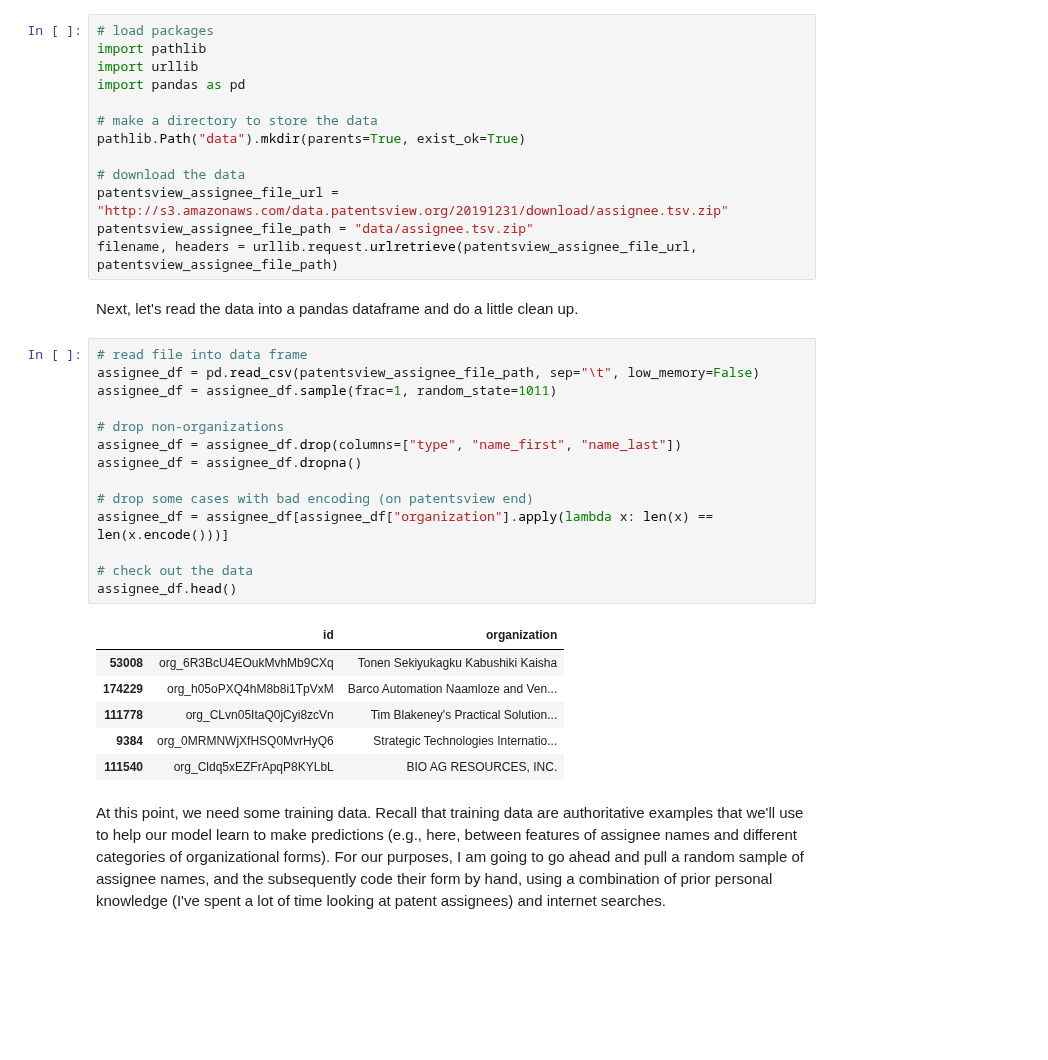
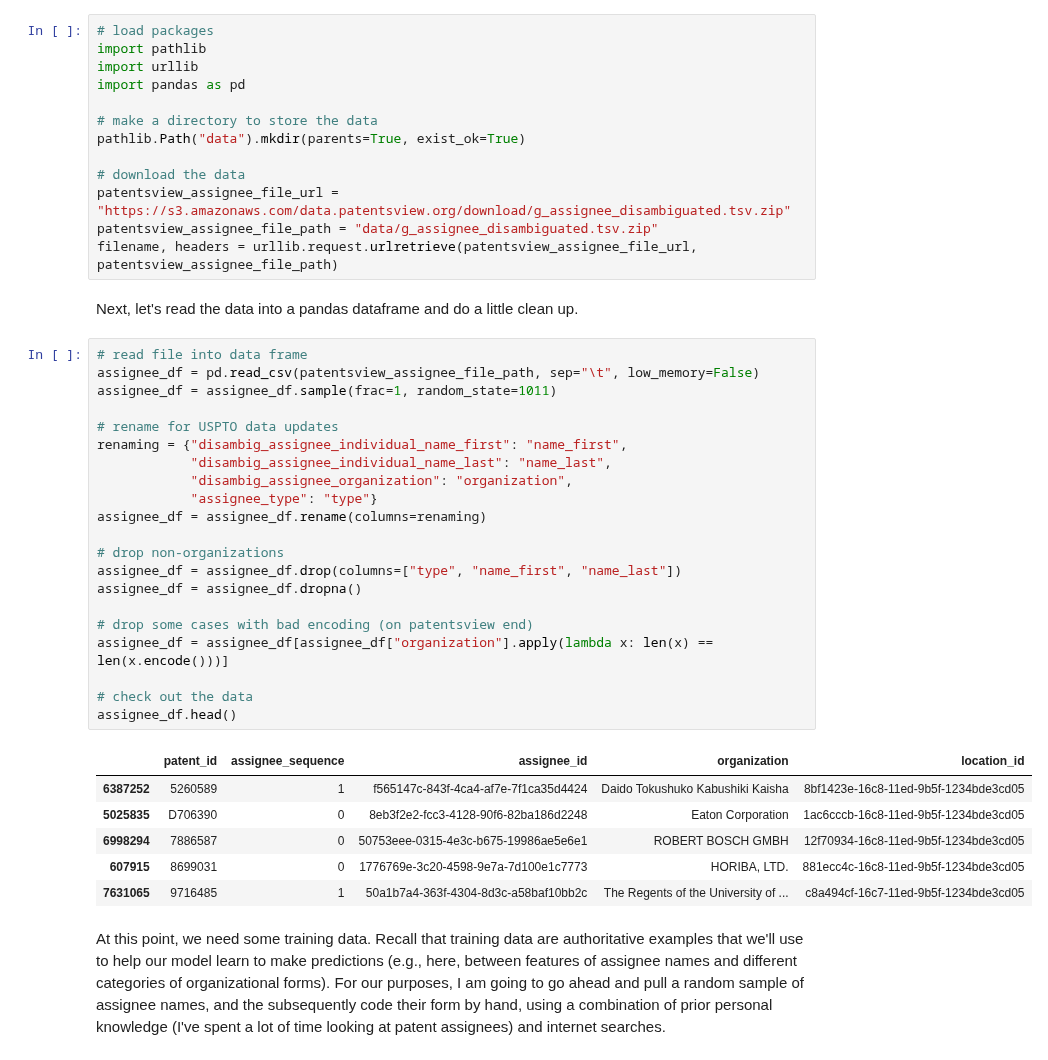
Before and after one commit to rfunklab/computational_social_science_for_organizational_research, a Jupyter notebook: sessions/learning/notebook/learning.ipynb, the cells around one changed output. Cells and saved outputs as stored; diff of their text form; blank space fills up the shorter version.

```diff
--- a/sessions/learning/notebook/learning.ipynb
+++ b/sessions/learning/notebook/learning.ipynb
@@ -66,32 +66,39 @@ import pandas as pd
 pathlib.Path("data").mkdir(parents=True, exist_ok=True)
 
 # download the data
-patentsview_assignee_file_url = "http://s3.amazonaws.com/data.patentsview.org/20191231/download/assignee.tsv.zip"
-patentsview_assignee_file_path = "data/assignee.tsv.zip"
+patentsview_assignee_file_url = "https://s3.amazonaws.com/data.patentsview.org/download/g_assignee_disambiguated.tsv.zip"
+patentsview_assignee_file_path = "data/g_assignee_disambiguated.tsv.zip"
 filename, headers = urllib.request.urlretrieve(patentsview_assignee_file_url, patentsview_assignee_file_path)
 # %% [markdown]
 Next, let's read the data into a pandas dataframe and do a little clean up.
 # %%
 # read file into data frame
 assignee_df = pd.read_csv(patentsview_assignee_file_path, sep="\t", low_memory=False)
 assignee_df = assignee_df.sample(frac=1, random_state=1011)
+
+# rename for USPTO data updates
+renaming = {"disambig_assignee_individual_name_first": "name_first",
+            "disambig_assignee_individual_name_last": "name_last",
+            "disambig_assignee_organization": "organization",
+            "assignee_type": "type"}
+assignee_df = assignee_df.rename(columns=renaming)
 
 # drop non-organizations
 assignee_df = assignee_df.drop(columns=["type", "name_first", "name_last"])
 assignee_df = assignee_df.dropna()
 
 # drop some cases with bad encoding (on patentsview end)
 assignee_df = assignee_df[assignee_df["organization"].apply(lambda x: len(x) == len(x.encode()))]
 
 # check out the data
 assignee_df.head()
 # %% [output]
-|  | id | organization |
-| 53008 | org_6R3BcU4EOukMvhMb9CXq | Tonen Sekiyukagku Kabushiki Kaisha |
-| 174229 | org_h05oPXQ4hM8b8i1TpVxM | Barco Automation Naamloze and Ven... |
-| 111778 | org_CLvn05ItaQ0jCyi8zcVn | Tim Blakeney's Practical Solution... |
-| 9384 | org_0MRMNWjXfHSQ0MvrHyQ6 | Strategic Technologies Internatio... |
-| 111540 | org_Cldq5xEZFrApqP8KYLbL | BIO AG RESOURCES, INC. |
+|  | patent_id | assignee_sequence | assignee_id | organization | location_id |
+| 6387252 | 5260589 | 1 | f565147c-843f-4ca4-af7e-7f1ca35d4424 | Daido Tokushuko Kabushiki Kaisha | 8bf1423e-16c8-11ed-9b5f-1234bde3cd05 |
+| 5025835 | D706390 | 0 | 8eb3f2e2-fcc3-4128-90f6-82ba186d2248 | Eaton Corporation | 1ac6cccb-16c8-11ed-9b5f-1234bde3cd05 |
+| 6998294 | 7886587 | 0 | 50753eee-0315-4e3c-b675-19986ae5e6e1 | ROBERT BOSCH GMBH | 12f70934-16c8-11ed-9b5f-1234bde3cd05 |
+| 607915 | 8699031 | 0 | 1776769e-3c20-4598-9e7a-7d100e1c7773 | HORIBA, LTD. | 881ecc4c-16c8-11ed-9b5f-1234bde3cd05 |
+| 7631065 | 9716485 | 1 | 50a1b7a4-363f-4304-8d3c-a58baf10bb2c | The Regents of the University of ... | c8a494cf-16c7-11ed-9b5f-1234bde3cd05 |
 # %% [markdown]
 At this point, we need some training data. Recall that training data are authoritative examples that we'll use to help our model learn to make predictions (e.g., here, between features of assignee names and different categories of organizational forms). For our purposes, I am going to go ahead and pull a random sample of assignee names, and the subsequently code their form by hand, using a combination of prior personal knowledge (I've spent a lot of time looking at patent assignees) and internet searches.
 # %%
```
Also changed, not shown: parts of 17 cells of this notebook, 1 other file.
